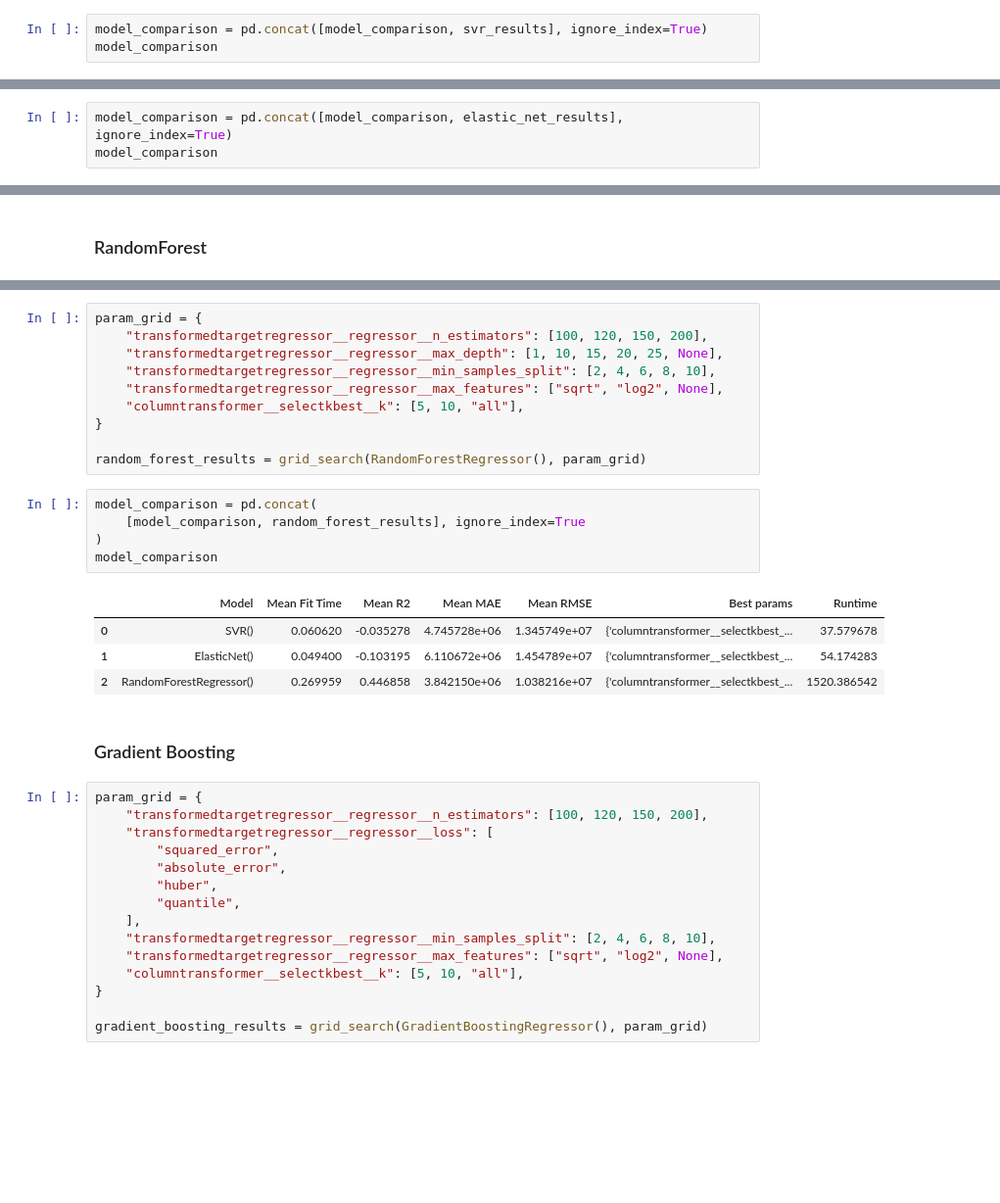
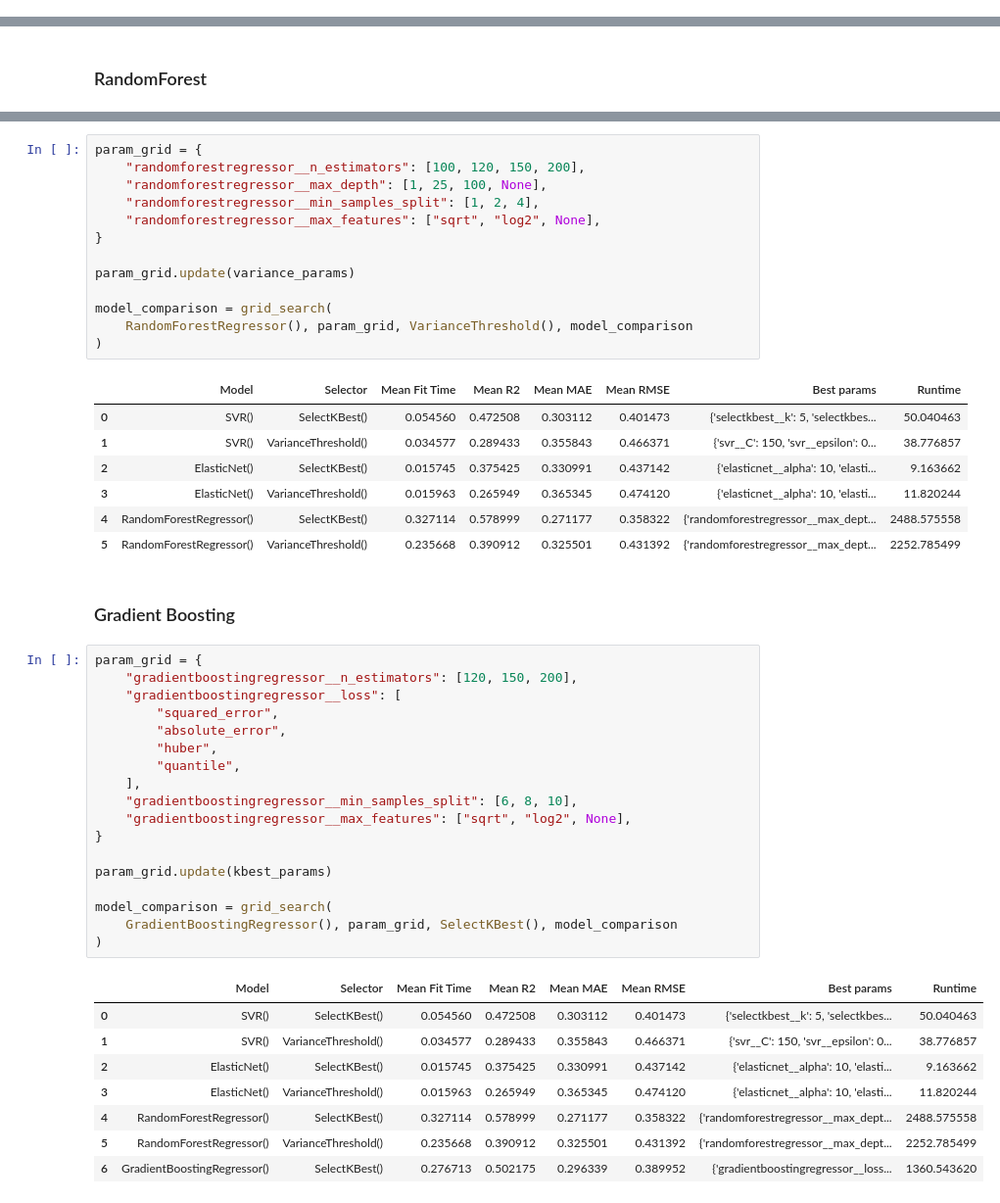
Before and after one commit to Dzov/DSP4, a Jupyter notebook: Haladjian_Amelie-Dzovinar_2_notebook_prediction_082023.ipynb, the cells around one changed output, grey strips where cells are left out. Shown: that part at 98% size. Cells and saved outputs as stored; diff of their text form; blank space fills up the shorter version.

```diff
--- a/Haladjian_Amelie-Dzovinar_2_notebook_prediction_082023.ipynb
+++ b/Haladjian_Amelie-Dzovinar_2_notebook_prediction_082023.ipynb
@@ -529,3 +410,0 @@ svr_results = grid_search(SVR(), param_grid)
-# %%
-model_comparison = pd.concat([model_comparison, svr_results], ignore_index=True)
-model_comparison
@@ -550,3 +428,0 @@ elastic_net_results = grid_search(ElasticNet(), param_grid)
-# %%
-model_comparison = pd.concat([model_comparison, elastic_net_results], ignore_index=True)
-model_comparison
@@ -559,37 +468,50 @@ model_comparison
 # %%
 param_grid = {
-    "transformedtargetregressor__regressor__n_estimators": [100, 120, 150, 200],
-    "transformedtargetregressor__regressor__max_depth": [1, 10, 15, 20, 25, None],
-    "transformedtargetregressor__regressor__min_samples_split": [2, 4, 6, 8, 10],
-    "transformedtargetregressor__regressor__max_features": ["sqrt", "log2", None],
-    "columntransformer__selectkbest__k": [5, 10, "all"],
+    "randomforestregressor__n_estimators": [100, 120, 150, 200],
+    "randomforestregressor__max_depth": [1, 25, 100, None],
+    "randomforestregressor__min_samples_split": [1, 2, 4],
+    "randomforestregressor__max_features": ["sqrt", "log2", None],
 }
 
-random_forest_results = grid_search(RandomForestRegressor(), param_grid)
+param_grid.update(variance_params)
+
+model_comparison = grid_search(
+    RandomForestRegressor(), param_grid, VarianceThreshold(), model_comparison
+)
+# %% [output]
+|  | Model | Selector | Mean Fit Time | Mean R2 | Mean MAE | Mean RMSE | Best params | Runtime |
+| 0 | SVR() | SelectKBest() | 0.054560 | 0.472508 | 0.303112 | 0.401473 | {'selectkbest__k': 5, 'selectkbes... | 50.040463 |
+| 1 | SVR() | VarianceThreshold() | 0.034577 | 0.289433 | 0.355843 | 0.466371 | {'svr__C': 150, 'svr__epsilon': 0... | 38.776857 |
+| 2 | ElasticNet() | SelectKBest() | 0.015745 | 0.375425 | 0.330991 | 0.437142 | {'elasticnet__alpha': 10, 'elasti... | 9.163662 |
+| 3 | ElasticNet() | VarianceThreshold() | 0.015963 | 0.265949 | 0.365345 | 0.474120 | {'elasticnet__alpha': 10, 'elasti... | 11.820244 |
+| 4 | RandomForestRegressor() | SelectKBest() | 0.327114 | 0.578999 | 0.271177 | 0.358322 | {'randomforestregressor__max_dept... | 2488.575558 |
+| 5 | RandomForestRegressor() | VarianceThreshold() | 0.235668 | 0.390912 | 0.325501 | 0.431392 | {'randomforestregressor__max_dept... | 2252.785499 |
-# %%
-model_comparison = pd.concat(
-    [model_comparison, random_forest_results], ignore_index=True
-)
-model_comparison
-# %% [output]
-|  | Model | Mean Fit Time | Mean R2 | Mean MAE | Mean RMSE | Best params | Runtime |
-| 0 | SVR() | 0.060620 | -0.035278 | 4.745728e+06 | 1.345749e+07 | {'columntransformer__selectkbest_... | 37.579678 |
-| 1 | ElasticNet() | 0.049400 | -0.103195 | 6.110672e+06 | 1.454789e+07 | {'columntransformer__selectkbest_... | 54.174283 |
-| 2 | RandomForestRegressor() | 0.269959 | 0.446858 | 3.842150e+06 | 1.038216e+07 | {'columntransformer__selectkbest_... | 1520.386542 |
 # %% [markdown]
 ### Gradient Boosting
 # %%
 param_grid = {
-    "transformedtargetregressor__regressor__n_estimators": [100, 120, 150, 200],
-    "transformedtargetregressor__regressor__loss": [
+    "gradientboostingregressor__n_estimators": [120, 150, 200],
+    "gradientboostingregressor__loss": [
         "squared_error",
         "absolute_error",
         "huber",
         "quantile",
     ],
-    "transformedtargetregressor__regressor__min_samples_split": [2, 4, 6, 8, 10],
-    "transformedtargetregressor__regressor__max_features": ["sqrt", "log2", None],
-    "columntransformer__selectkbest__k": [5, 10, "all"],
+    "gradientboostingregressor__min_samples_split": [6, 8, 10],
+    "gradientboostingregressor__max_features": ["sqrt", "log2", None],
 }
 
-gradient_boosting_results = grid_search(GradientBoostingRegressor(), param_grid)
+param_grid.update(kbest_params)
+
+model_comparison = grid_search(
+    GradientBoostingRegressor(), param_grid, SelectKBest(), model_comparison
+)
+# %% [output]
+|  | Model | Selector | Mean Fit Time | Mean R2 | Mean MAE | Mean RMSE | Best params | Runtime |
+| 0 | SVR() | SelectKBest() | 0.054560 | 0.472508 | 0.303112 | 0.401473 | {'selectkbest__k': 5, 'selectkbes... | 50.040463 |
+| 1 | SVR() | VarianceThreshold() | 0.034577 | 0.289433 | 0.355843 | 0.466371 | {'svr__C': 150, 'svr__epsilon': 0... | 38.776857 |
+| 2 | ElasticNet() | SelectKBest() | 0.015745 | 0.375425 | 0.330991 | 0.437142 | {'elasticnet__alpha': 10, 'elasti... | 9.163662 |
+| 3 | ElasticNet() | VarianceThreshold() | 0.015963 | 0.265949 | 0.365345 | 0.474120 | {'elasticnet__alpha': 10, 'elasti... | 11.820244 |
+| 4 | RandomForestRegressor() | SelectKBest() | 0.327114 | 0.578999 | 0.271177 | 0.358322 | {'randomforestregressor__max_dept... | 2488.575558 |
+| 5 | RandomForestRegressor() | VarianceThreshold() | 0.235668 | 0.390912 | 0.325501 | 0.431392 | {'randomforestregressor__max_dept... | 2252.785499 |
+| 6 | GradientBoostingRegressor() | SelectKBest() | 0.276713 | 0.502175 | 0.296339 | 0.389952 | {'gradientboostingregressor__loss... | 1360.543620 |
```
Also changed, not shown: parts of 36 cells of this notebook, 1 other file.
